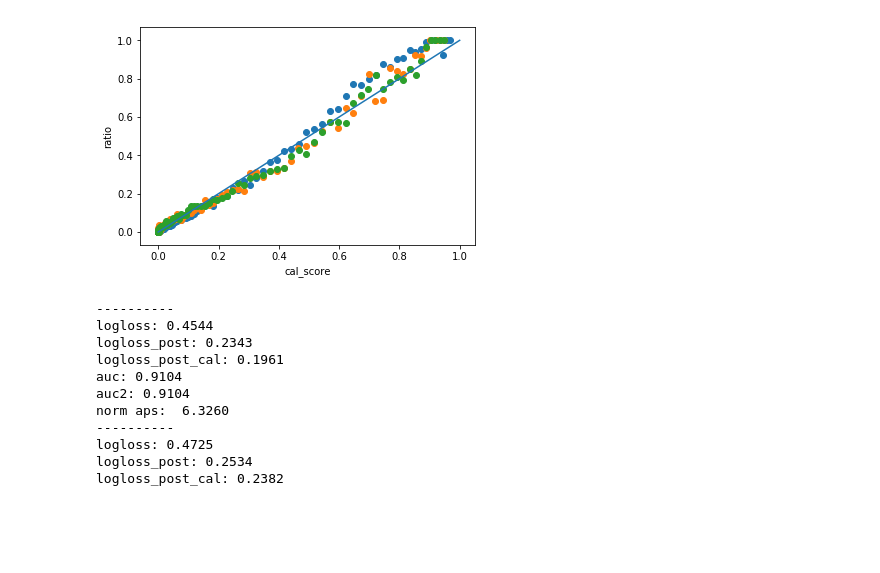
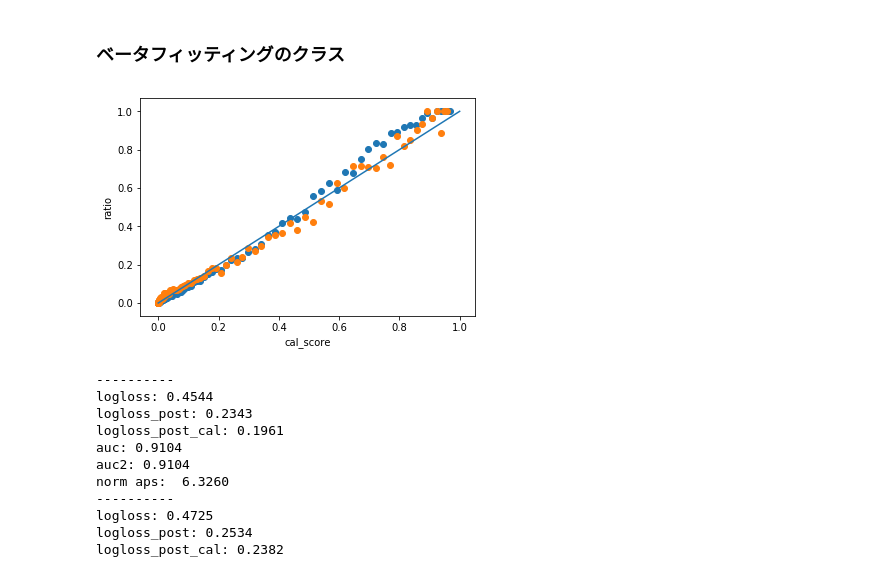
Before and after one commit to Rio114/MachineLearning, a Jupyter notebook: unbalance/src/beta_fitting.ipynb, the cells around one changed output. Drawn from its saved outputs; the diff is of its cells as text; code cells hidden in the pictures; blank space fills up the shorter version.

```diff
--- a/unbalance/src/beta_fitting.ipynb
+++ b/unbalance/src/beta_fitting.ipynb
@@ -36,0 +41,2 @@ X_train, X_val, y_train, y_val = train_test_split(X_dev, y_dev, test_size = 0.2)
+# %%
+X_train, X_val, y_train, y_val = train_test_split(X, y, test_size = 0.3)
@@ -45,5 +53,5 @@ lgbm_params = {
 }
 
 # 上記のパラメータでモデルを学習する
-model = lgb.train(lgbm_params, lgb_train, valid_sets=lgb_val, num_boost_round=100)
+model = lgb.train(lgbm_params, lgb_train, valid_sets=lgb_val, num_boost_round=100, verbose_eval=50)
 # %% [output]
@@ -130,5 +211,9 @@ plt.show()
 # %%
 def gen_beta_param(arr):
+    '''
+    0-1スコアをベータ分布に当てはめる
+    平均と分散からalpha, betaを求める
+    '''
     mean = arr.mean()
     var = arr.var()
     alpha = mean**2 * (1-mean) / var - mean
@@ -156,3 +243,5 @@ plt.show()
+# %% [markdown]
+### ベータフィッティングのクラス
 # %%
 class BetaFitting():
     def __init__(self, model, X_train, y_train):
@@ -199,14 +287,13 @@ cal_scores_test = betaFitting.fit_arr(scores_test)
 # %%
 plt.scatter(cal_scores_train, ctrs_train)
 plt.scatter(cal_scores_val, ctrs_val)
-plt.scatter(cal_scores_test, ctrs_test)
 
 plt.plot([0,1], [0,1])
 plt.xlabel('cal_score')
 plt.ylabel('ratio')
 plt.show()
 # %% [output]
-[figure, old version]
+[figure, new version]
 # %%
 # テストデータを予測する
 def evals2(X, y_true, ctr_train):
```
Also changed, not shown: parts of 28 cells of this notebook, 21 other files.
